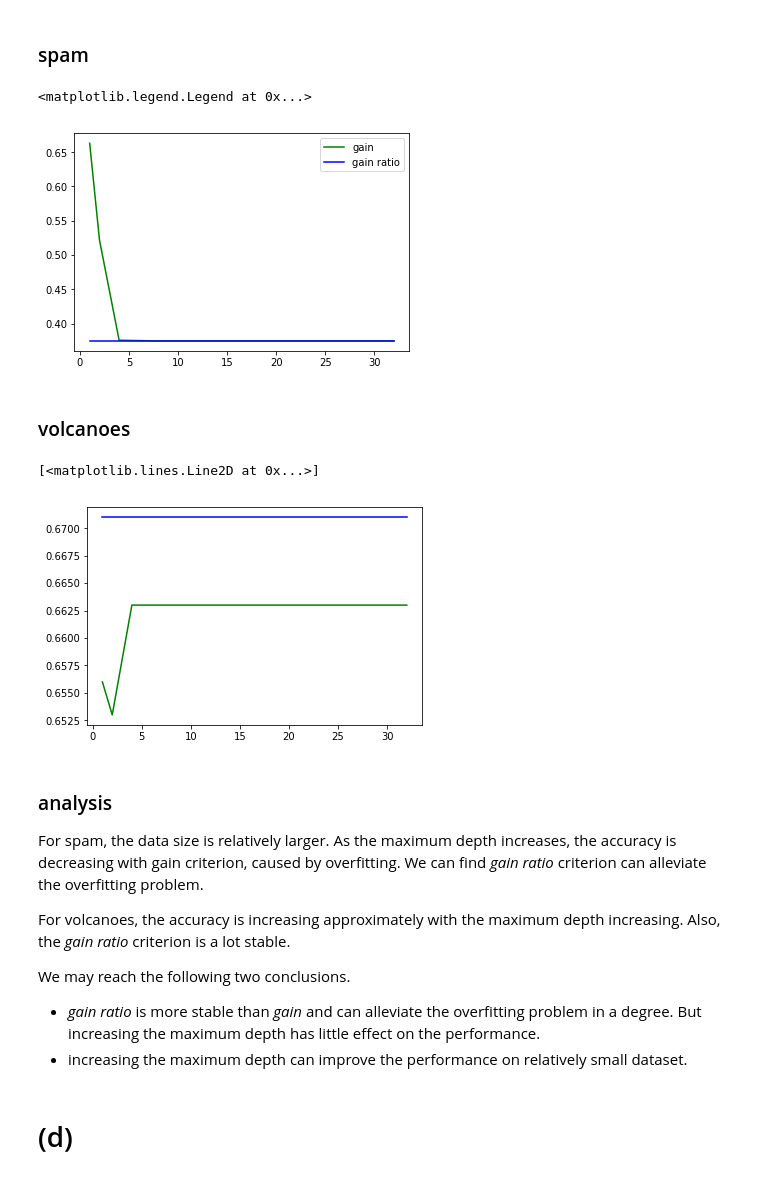
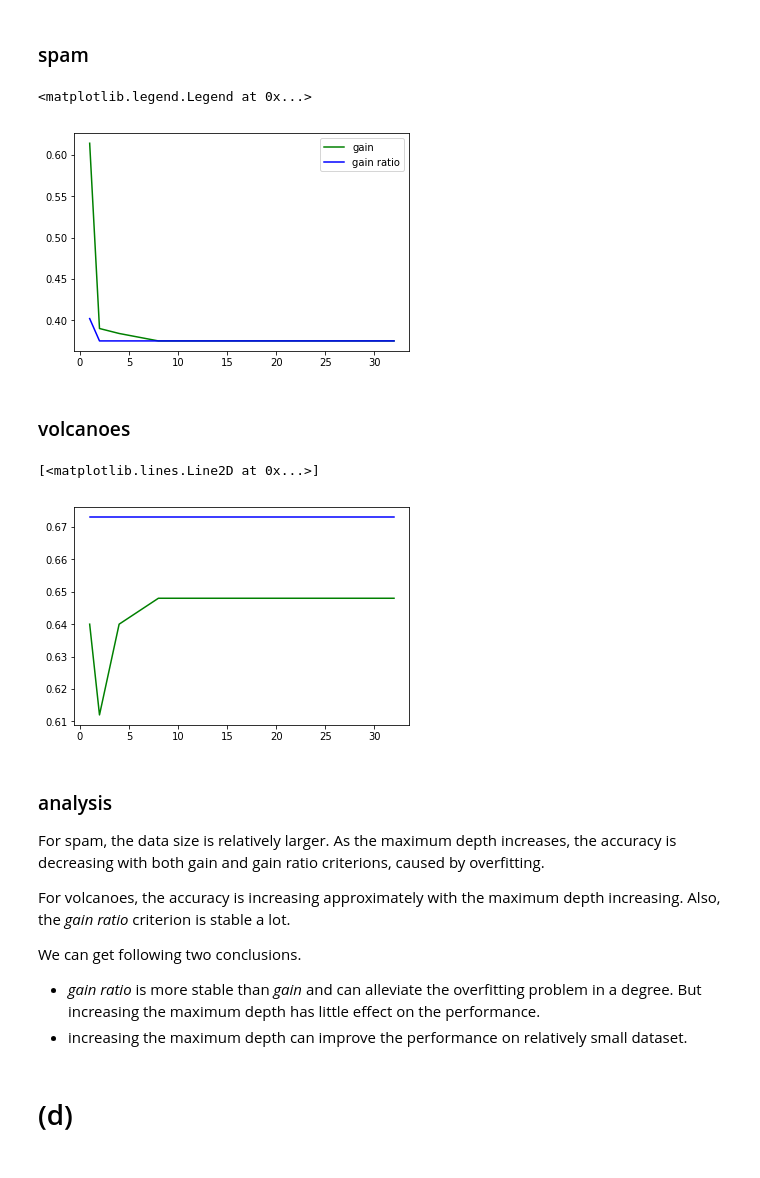
Before and after one commit to choH/csds440_programming_exercises, a Jupyter notebook: assignment_1/solution.ipynb, the cells around one changed output. Cells and saved outputs as stored; diff of their text form; code cells hidden in the pictures.

```diff
--- a/assignment_1/solution.ipynb
+++ b/assignment_1/solution.ipynb
@@ -243,33 +245,33 @@ On both datasets, the first tests are sensible. Because the accuracy fluctuates
 ### spam
 # %%
 import matplotlib.pyplot as plt
-gain = [0.663, 0.522, 0.376, 0.375, 0.375, 0.375]
-gain_ratio = [0.375, 0.375, 0.375, 0.375, 0.375, 0.375]
+gain = [0.614, 0.390, 0.384, 0.375, 0.375, 0.375]
+gain_ratio = [0.402, 0.375, 0.375, 0.375, 0.375, 0.375]
 x = [1, 2, 4, 8, 16, 32]
 plt.plot(x, gain, color="green", label="gain")
 plt.plot(x, gain_ratio, color="blue", label="gain ratio")
 plt.legend()
 # %% [output]
 <matplotlib.legend.Legend at 0x...>
-[figure, old version]
+[figure, new version]
 # %% [markdown]
 ### volcanoes
 # %%
-gain = [0.656, 0.653, 0.663, 0.663, 0.663, 0.663]
-gain_ratio = [0.671, 0.671, 0.671, 0.671, 0.671, 0.671]
+gain = [0.640, 0.612, 0.640, 0.648, 0.648, 0.648]
+gain_ratio = [0.673, 0.673, 0.673, 0.673, 0.673, 0.673]
 x = [1, 2, 4, 8, 16, 32]
 plt.plot(x, gain, color="green", label="gain")
 plt.plot(x, gain_ratio, color="blue", label="gain ratio")
 # %% [output]
 [<matplotlib.lines.Line2D at 0x...>]
-[figure, old version]
+[figure, new version]
 # %% [markdown]
 ### analysis
-For spam, the data size is relatively larger. As the maximum depth increases, the accuracy is decreasing with gain criterion, caused by overfitting. We can find *gain ratio* criterion can alleviate the overfitting problem.
+For spam, the data size is relatively larger. As the maximum depth increases, the accuracy is decreasing with both gain and gain ratio criterions, caused by overfitting.
 
-For volcanoes, the accuracy is increasing approximately with the maximum depth increasing. Also, the *gain ratio* criterion is a lot stable.
+For volcanoes, the accuracy is increasing approximately with the maximum depth increasing. Also, the *gain ratio* criterion is stable a lot.
 
-We may reach the following two conclusions.
+We can get following two conclusions.
 * *gain ratio* is more stable than *gain* and can alleviate the overfitting problem in a degree. But increasing the maximum depth has little effect on the performance.
 * increasing the maximum depth can improve the performance on relatively small dataset.
 # %% [markdown]
```
Also changed, not shown: parts of 11 cells of this notebook.
